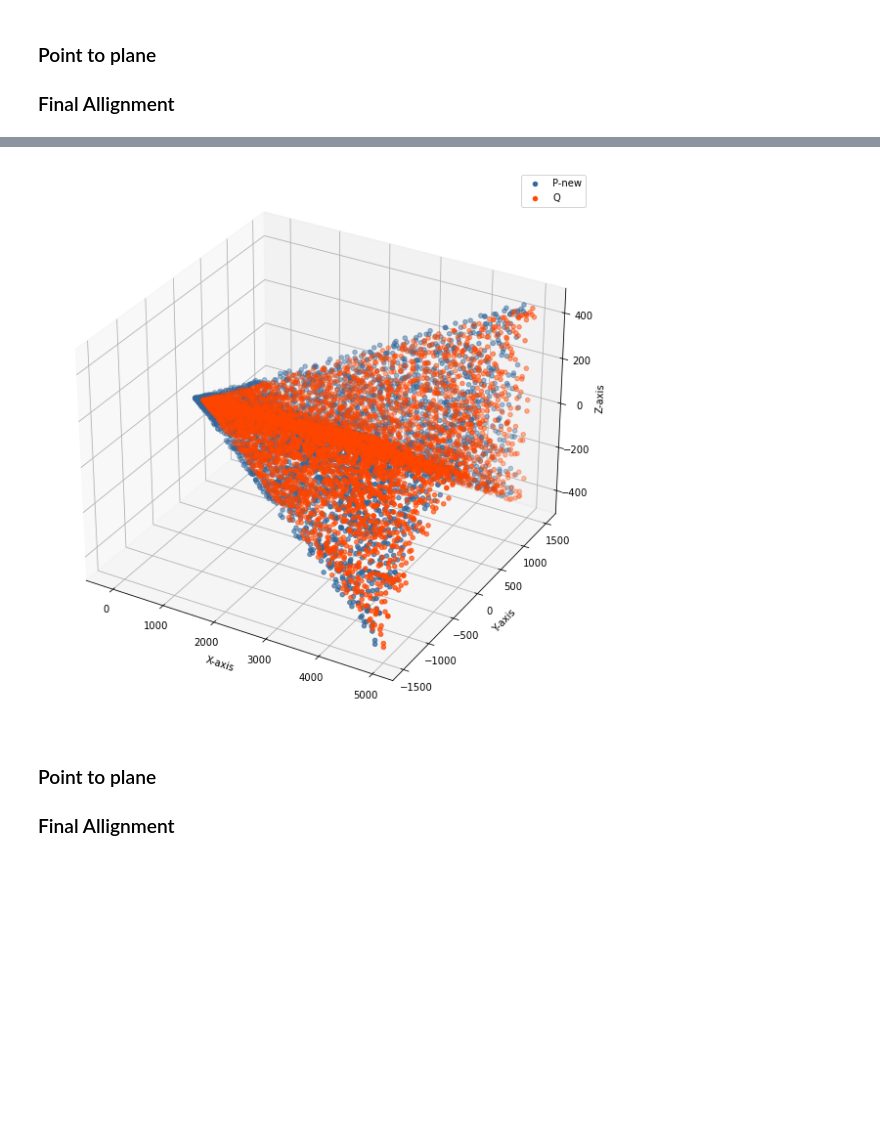
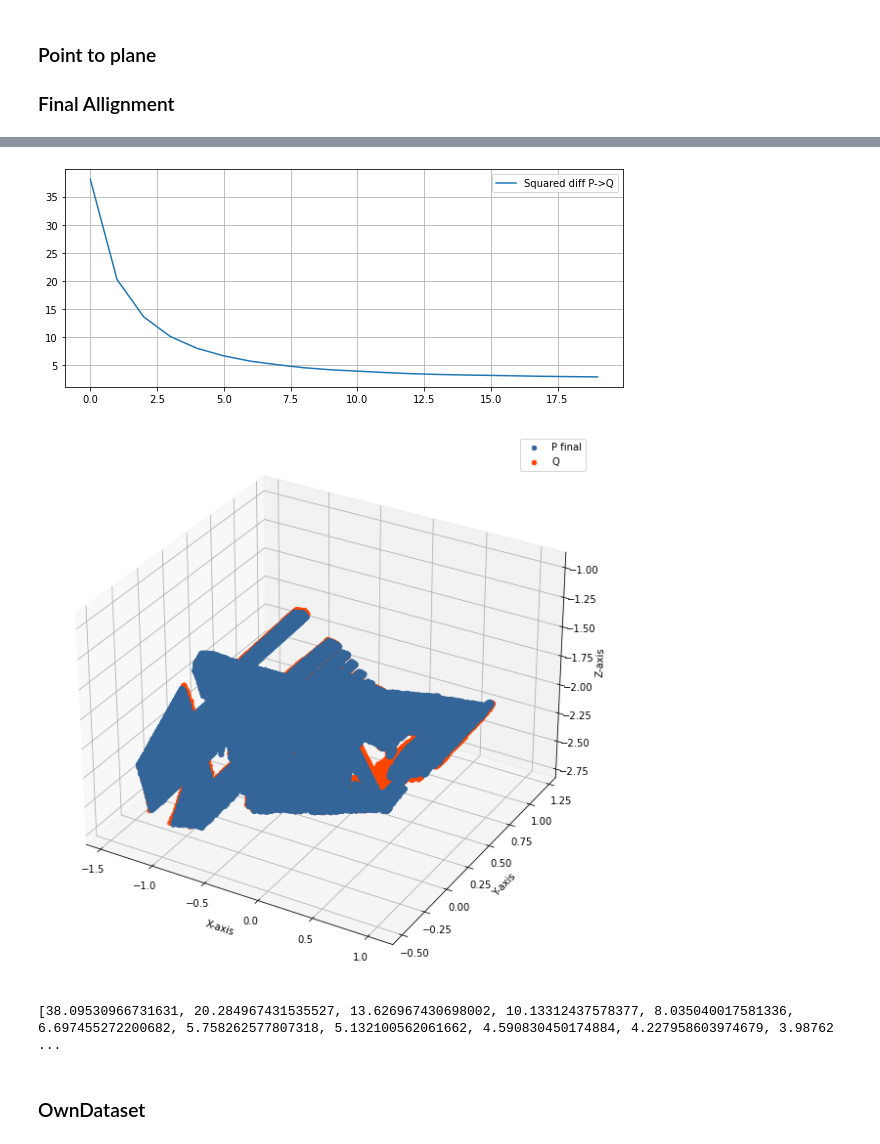
Before and after one commit to dhawals1939/Advanced-Graphics-AR-and-VR, a Jupyter notebook: 2019201089-Assignment3/Non Linear Least Squares.ipynb, the cells around one changed output, grey strips where cells are left out. Saved outputs shown, nothing was run; the diff lists cells and outputs as text; code cells hidden in the pictures; blank space fills up the shorter version.

```diff
--- a/2019201089-Assignment3/Non Linear Least Squares.ipynb
+++ b/2019201089-Assignment3/Non Linear Least Squares.ipynb
@@ -73,3 +57,11 @@ def get_correspondences(P, Q):
+# %%
+from sklearn.neighbors import KDTree
+
+def get_correspondences(point_set_p, point_set_q):
+    tree = KDTree(point_set_q.T)
+    dist, ind = tree.query(point_set_p.T)
+    correspondences = [(i, ind[i][0]) for i in range(point_set_p.T.shape[0])]
+    return correspondences
 # %% [markdown]
 #### R = Rz * Ry * Rx
 # %%
@@ -429,0 +438,29 @@ print(chi_values)
+# %%
+import open3d as o3d
+
+raw_color = o3d.io.read_image("./00000.jpg")
+raw_depth = o3d.io.read_image("./00000.png")
+
+rgbd_image = o3d.geometry.RGBDImage.create_from_color_and_depth(raw_color, raw_depth)
+pcd = o3d.geometry.PointCloud.create_from_rgbd_image(
+    rgbd_image,
+    o3d.camera.PinholeCameraIntrinsic(
+        o3d.camera.PinholeCameraIntrinsicParameters.PrimeSenseDefault))
+pcd.transform([[1, 0, 0, 0], [0, -1, 0, 0], [0, 0, -1, 0], [0, 0, 0, 1]])
+
+P = np.array(np.asarray(pcd.points)).T
+
+raw_color = o3d.io.read_image("./00004.jpg")
+raw_depth = o3d.io.read_image("./00004.png")
+
+rgbd_image = o3d.geometry.RGBDImage.create_from_color_and_depth(raw_color, raw_depth)
+pcd = o3d.geometry.PointCloud.create_from_rgbd_image(
+    rgbd_image,
+    o3d.camera.PinholeCameraIntrinsic(
+        o3d.camera.PinholeCameraIntrinsicParameters.PrimeSenseDefault))
+pcd.transform([[1, 0, 0, 0], [0, -1, 0, 0], [0, 0, -1, 0], [0, 0, 0, 1]])
+
+Q = np.array(np.asarray(pcd.points)).T
+# %%
+min_points =  min(P.shape[1], Q.shape[1])
+P, Q = P[:, :min_points], Q[:, :min_points]
@@ -430,8 +473,12 @@ print(chi_values)
 # %%
-ax = plot_data(P_values[-1], Q, label_1='P-new', label_2='Q')
+P_values, norm_values, corresp_values = icp_least_squares(P, Q, iterations=20)
+plot_values(norm_values, label="Squared diff P->Q")
+ax = plot_data(P_values[-1], Q, label_1='P final', label_2='Q', markersize_1=15)
 plt.show()
+print(norm_values)
 # %% [output]
-[figure, old version]
+[figure, new version]
+[figure, added]
+[38.09530966731631, 20.284967431535527, 13.626967430698002, 10.13312437578377, 8.035040017581336, 6.697455272200682, 5.758262577807318, 5.132100562061662, 4.590830450174884, 4.227958603974679, 3.98762 ...
-# %% [markdown]
-### Point to plane
-### Final Allignment
+# %% [markdown]
+### OwnDataset
```
Also changed, not shown: parts of 26 cells of this notebook, 8 other files.
